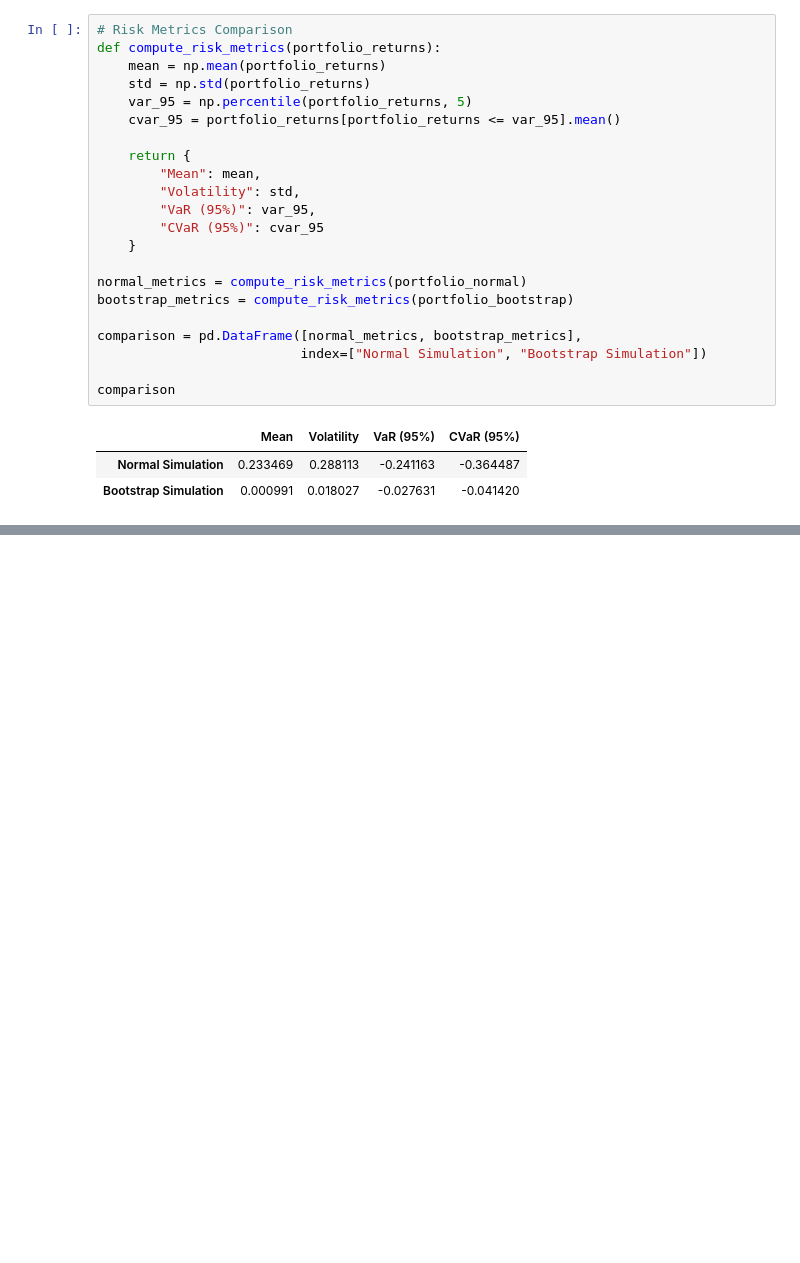
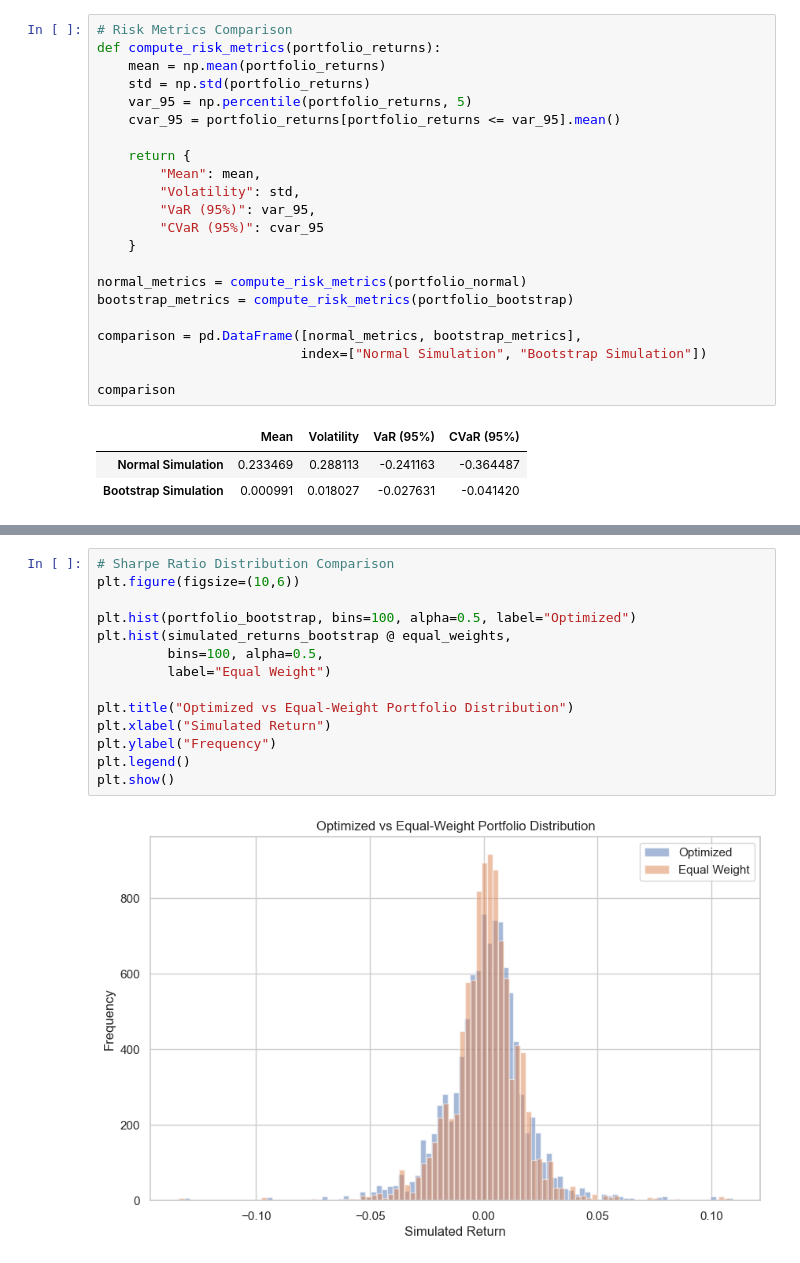
Before and after one commit to KartikMehra22/monte-carlo-portfolio-optimization, a Jupyter notebook: notebooks/portfolio_optimization.ipynb, the cells around one changed output, grey strips where cells are left out. Saved outputs shown, nothing was run; the diff lists cells and outputs as text; blank space fills up the shorter version.

```diff
--- a/notebooks/portfolio_optimization.ipynb
+++ b/notebooks/portfolio_optimization.ipynb
@@ -434,0 +532,16 @@ Weights for Optimal Portfolio: {'AAPL': np.float64(0.3739221973643097), 'MSFT':
+# %%
+# Sharpe Ratio Distribution Comparison
+plt.figure(figsize=(10,6))
+
+plt.hist(portfolio_bootstrap, bins=100, alpha=0.5, label="Optimized")
+plt.hist(simulated_returns_bootstrap @ equal_weights,
+         bins=100, alpha=0.5,
+         label="Equal Weight")
+
+plt.title("Optimized vs Equal-Weight Portfolio Distribution")
+plt.xlabel("Simulated Return")
+plt.ylabel("Frequency")
+plt.legend()
+plt.show()
+# %% [output]
+[figure, added]
```
Also changed, not shown: parts of 11 cells of this notebook.
